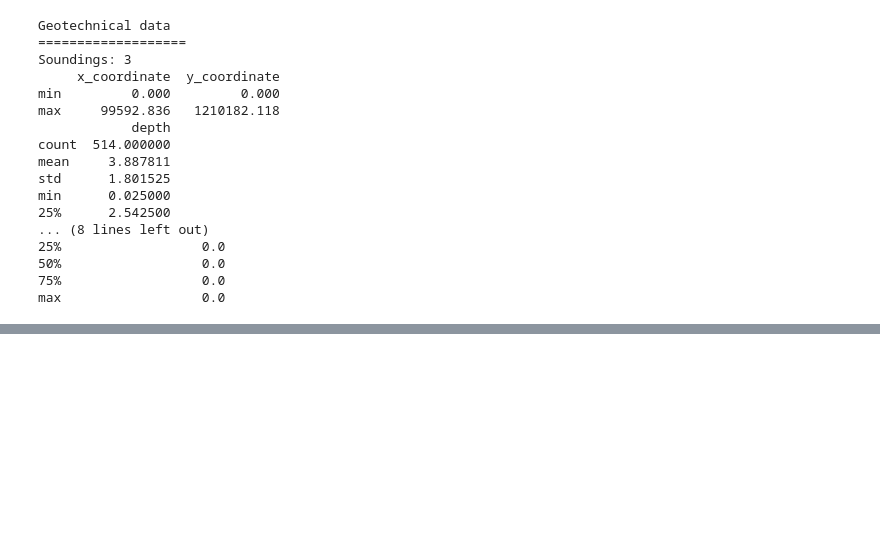
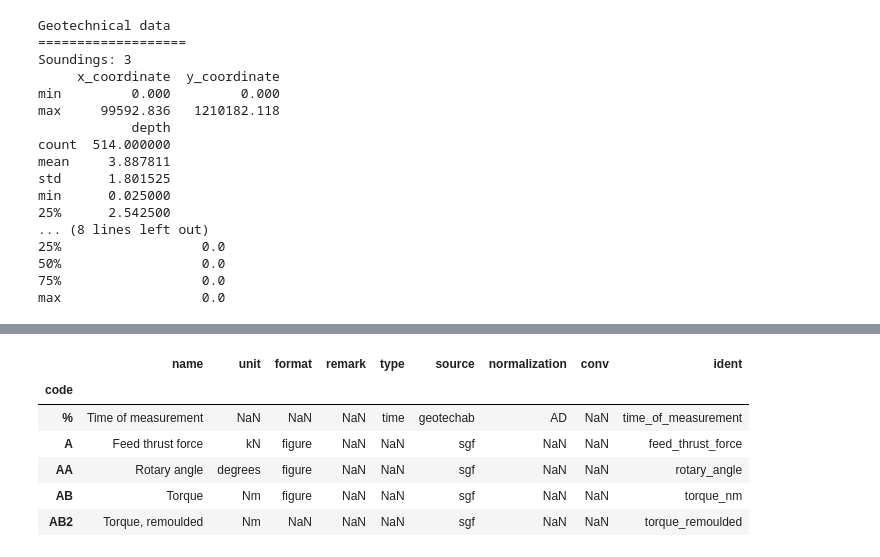
Before and after one commit to emerald-geomodelling/libsgfdata, a Jupyter notebook: docs/Example usage.ipynb, the cells around one changed output, grey strips where cells are left out. Saved outputs shown, nothing was run; the diff lists cells and outputs as text; code cells hidden in the pictures; blank space fills up the shorter version.

```diff
--- a/docs/Example usage.ipynb
+++ b/docs/Example usage.ipynb
@@ -81,0 +120,10 @@ data.dump("../test.sgf")
+# %%
+libsgfdata.data.head()
+# %% [output]
+|  | name | unit | format | remark | type | source | normalization | conv | ident |
+| code |  |  |  |  |  |  |  |  |  |
+| % | Time of measurement | NaN | NaN | NaN | time | geotechab | AD | NaN | time_of_measurement |
+| A | Feed thrust force | kN | figure | NaN | NaN | sgf | NaN | NaN | feed_thrust_force |
+| AA | Rotary angle | degrees | figure | NaN | NaN | sgf | NaN | NaN | rotary_angle |
+| AB | Torque | Nm | figure | NaN | NaN | sgf | NaN | NaN | torque_nm |
+| AB2 | Torque, remoulded | Nm | NaN | NaN | NaN | sgf | NaN | NaN | torque_remoulded |
```
Also changed, not shown: parts of 18 cells of this notebook.
